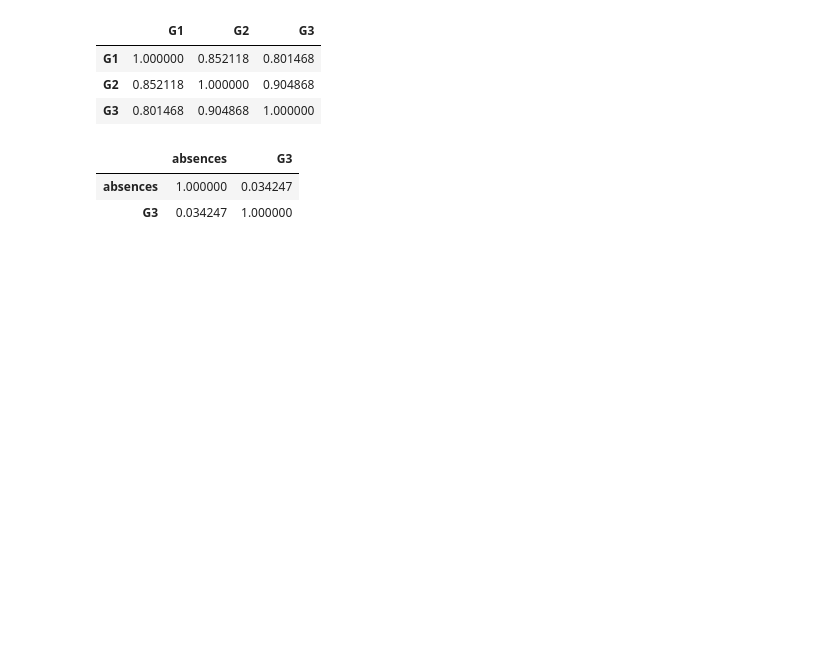
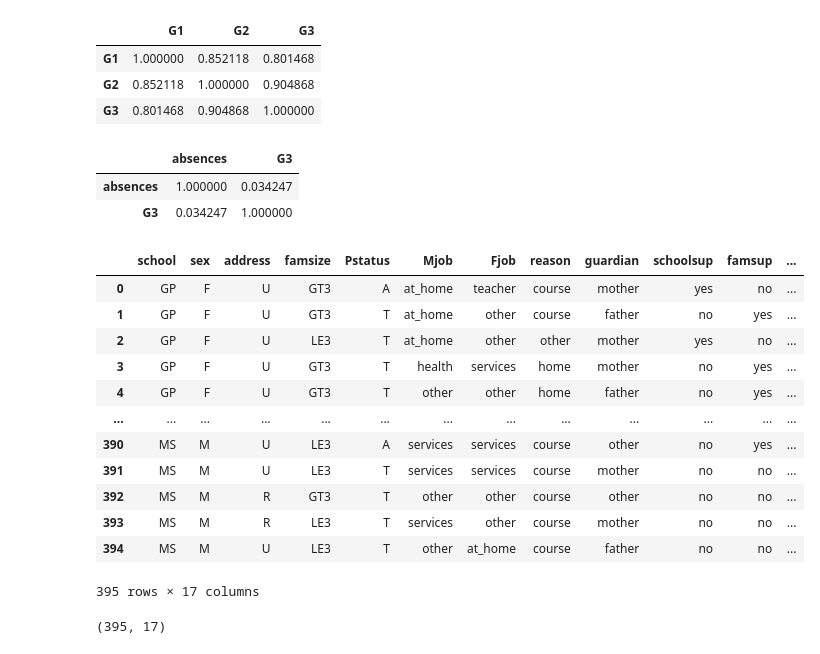
Before and after one commit to triested/student-perform-ml, a Jupyter notebook: Workshop project_ Data Analysis.ipynb, the cells around one changed output. Cells and saved outputs as stored; diff of their text form; code cells hidden in the pictures; blank space fills up the shorter version.

```diff
--- a/Workshop project_ Data Analysis.ipynb
+++ b/Workshop project_ Data Analysis.ipynb
@@ -183,0 +187,24 @@ corr_matrix4.style.background_gradient(cmap='coolwarm')
+# %%
+# Working with categorical data
+
+mathCateg=math.select_dtypes(include='object').copy()
+# %%
+mathCateg
+# %% [output]
+|  | school | sex | address | famsize | Pstatus | Mjob | Fjob | reason | guardian | schoolsup | famsup | ... |
+| 0 | GP | F | U | GT3 | A | at_home | teacher | course | mother | yes | no | ... |
+| 1 | GP | F | U | GT3 | T | at_home | other | course | father | no | yes | ... |
+| 2 | GP | F | U | LE3 | T | at_home | other | other | mother | yes | no | ... |
+| 3 | GP | F | U | GT3 | T | health | services | home | mother | no | yes | ... |
+| 4 | GP | F | U | GT3 | T | other | other | home | father | no | yes | ... |
+| ... | ... | ... | ... | ... | ... | ... | ... | ... | ... | ... | ... | ... |
+| 390 | MS | M | U | LE3 | A | services | services | course | other | no | yes | ... |
+| 391 | MS | M | U | LE3 | T | services | services | course | mother | no | no | ... |
+| 392 | MS | M | R | GT3 | T | other | other | course | other | no | no | ... |
+| 393 | MS | M | R | LE3 | T | services | other | course | mother | no | no | ... |
+| 394 | MS | M | U | LE3 | T | other | at_home | course | father | no | no | ... |
+395 rows × 17 columns
+# %%
+mathCateg.shape
+# %% [output]
+(395, 17)
```
Also changed, not shown: parts of 22 cells of this notebook.
